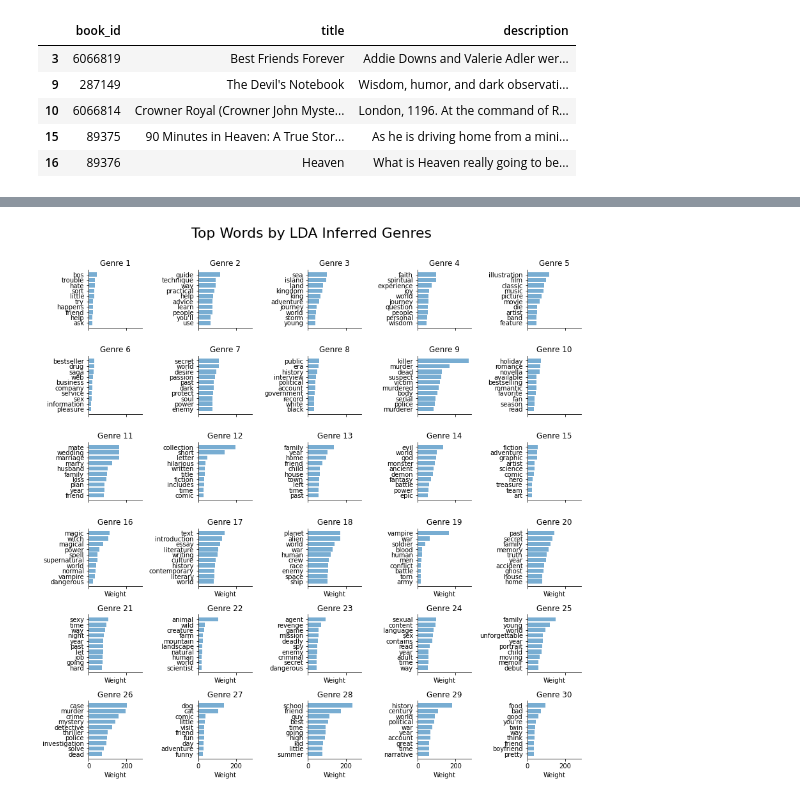
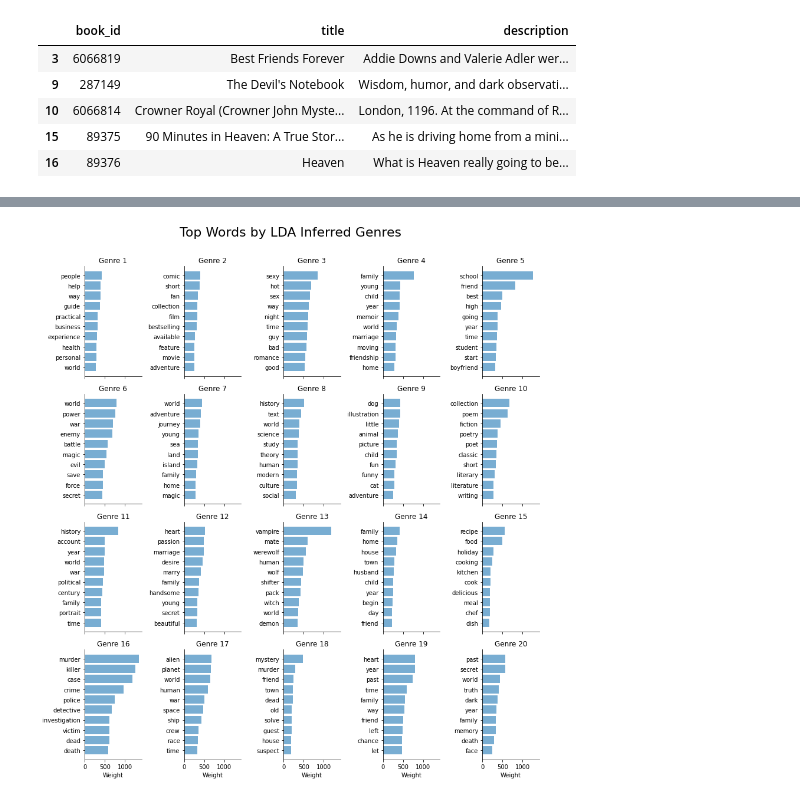
Before and after one commit to mraottth/projects, a Jupyter notebook: Goodreads Book Recommender/infer_genres.ipynb, the cells around one changed output, grey strips where cells are left out. Cells and saved outputs as stored; diff of their text form; code cells hidden in the pictures.

```diff
--- a/Goodreads Book Recommender/infer_genres.ipynb
+++ b/Goodreads Book Recommender/infer_genres.ipynb
@@ -132,14 +131,21 @@ custom_stop_words = text.ENGLISH_STOP_WORDS.union([
     "character","story","novel","book","author","edition","new","reader",
     'want','thing','like','make','need',"it's","know","come",
     'work','writer','volume','published','series','tale','original',
-    'wanted', 'knew', 'met', 'love', 'got', 'thought', 'just', 'away', 'did', 'heart'
+    'wanted', 'knew', 'met', 'love', 'got', 'thought', 'just', 'away', 'did',
+    'la', 'en', 'y', 'que', 'el', 'los', 'su', 'una', 'del', 'se',
+    'e', 'o', 'na', 'da', 'di', 'se', 'v', 'la', 'je', 'si', 's,','t',
+    's', 'et', 'il', 'sa', 'ne', 'du', 'che', 'qui', 'une', 'ce',
+    'mn', 'fy', 'w', "'n", 'l', 'm', 'min', 'lktb', 'lty',
+    'und', 'der', 'er', 'sie', 'den', 'von', 'zu',
+    'por', 'para', 'ma', 'como', 'al', 'sus', 'lo', 'vida', 'esta', 'historia',
+    ","
     ])
 
 # Encode data with TF-IDF
 tfidf = TfidfVectorizer(lowercase=True,
                         stop_words=list(custom_stop_words),
-                        max_df=0.95, # ignore words occuring in more than this % of docs
-                        min_df=0.01, # ignore words occuring in less than this % of docs
+                        max_df=0.85, # ignore words occuring in more than this % of docs
+                        min_df=0.002, # ignore words occuring in less than this % of docs
                         max_features=10000,
                         tokenizer=tokenizer.tokenize)
 vectorized_descriptions = tfidf.fit_transform(df_book_descriptions["description_lemmatized"])
@@ -148,7 +154,7 @@ vectorized_descriptions = tfidf.fit_transform(df_book_descriptions["description_
 vocab = tfidf.get_feature_names_out()
 # %%
 # Instantiate LDA
-n_topics = 30
+n_topics = 20
 lda = LDA(n_components=n_topics, n_jobs=-1)
 
 # Run on vectorized_descriptions
@@ -228,32 +237,32 @@ df_book_descriptions_short.to_csv(wd + "/inferred_genres.csv", index=False)
 # %%
 # Function to plot word importances to topics
 def plot_top_words(model, feature_names):
 
-    fig, axes = plt.subplots(nrows=6, ncols=5, figsize=(12, 13), sharex=True)
+    fig, axes = plt.subplots(nrows=4, ncols=5, figsize=(12, 10), sharex=True)
     axes = axes.flatten()
 
     for topic_idx, topic in enumerate(model.components_):
         top_features_ind = topic.argsort()[: -10 - 1 : -1]
         top_features = [feature_names[i] for i in top_features_ind]
         weights = topic[top_features_ind]
 
         ax = axes[topic_idx]
         ax.barh(top_features, weights, alpha=0.6)
         ax.set_title(f"Genre {topic_idx +1}")
         ax.invert_yaxis()
         ax.tick_params(axis="both", which="major")
         for i in "top right".split():
             ax.spines[i].set_visible(False)
         fig.suptitle("Top Words by LDA Inferred Genres", fontsize=22, y=1.01)
         if topic_idx >= 15:
             ax.set_xlabel("Weight")
 
     plt.tight_layout()
     plt.show()
 
 plot_top_words(lda, vocab)
 # %% [output]
-[figure, old version]
+[figure, new version]
 # %%
 # Plot topics by number of books where each topic is the main topic
 topic_count = df_book_descriptions.groupby("main_genre")["description"].count().reset_index()\
```
Also changed, not shown: parts of 6 cells of this notebook, 2 other files.
